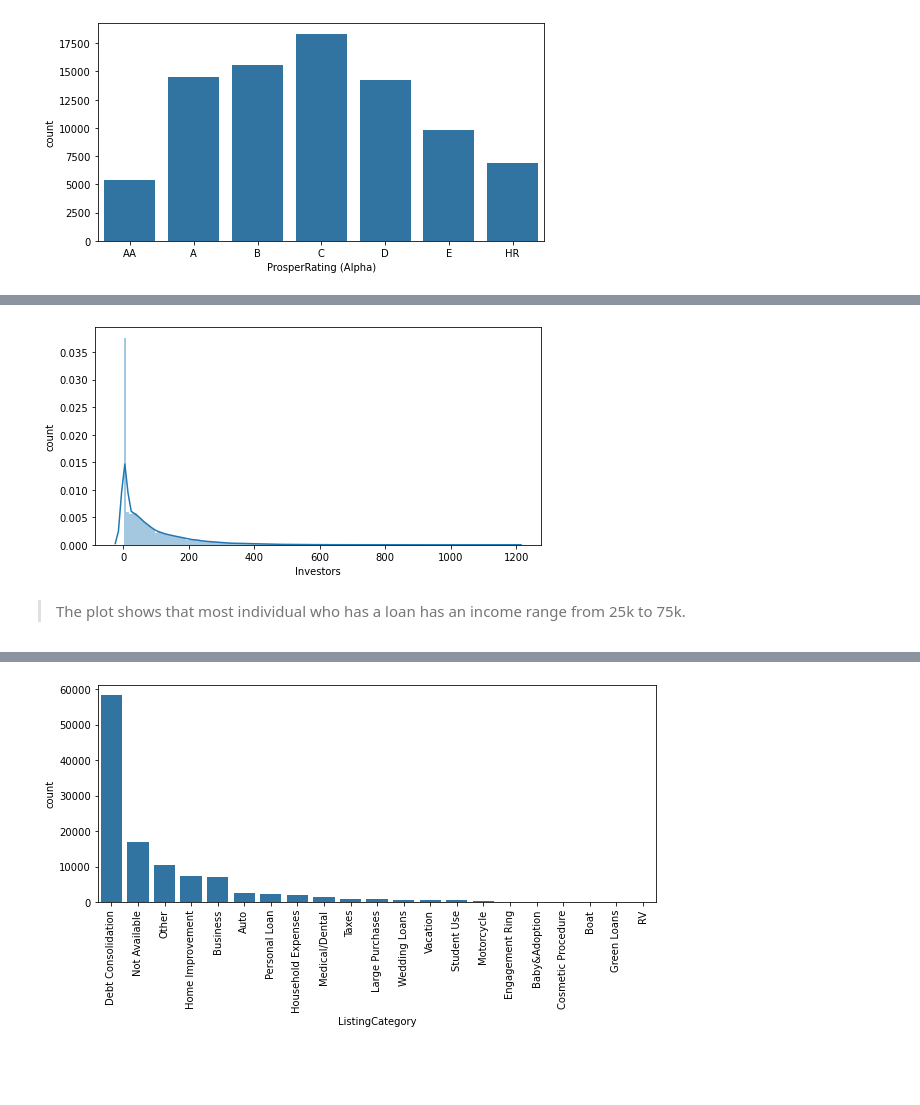
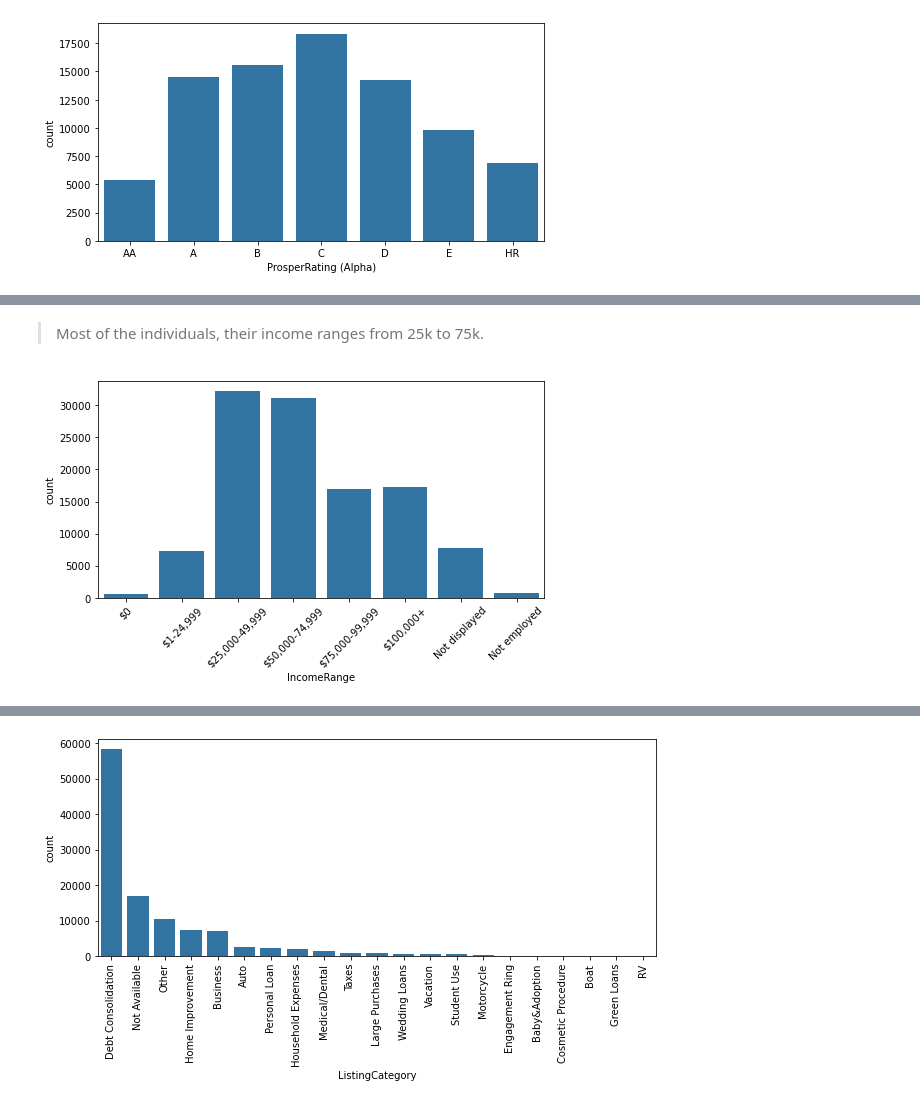
Before and after one commit to abdulrahman-hassanin/Advanced-Data-Analysis-ND-FWD, a Jupyter notebook: Project 3 - Commuincate Data Findings/Propser_Loan_Data_Exploration.ipynb, the cells around one changed output, grey strips where cells are left out. Saved outputs shown, nothing was run; the diff lists cells and outputs as text; code cells hidden in the pictures; blank space fills up the shorter version.

Commit message:
modifly mulitvairant visualization

```diff
--- a/Project 3 - Commuincate Data Findings/Propser_Loan_Data_Exploration.ipynb
+++ b/Project 3 - Commuincate Data Findings/Propser_Loan_Data_Exploration.ipynb
@@ -174,8 +185,15 @@ plt.ylabel('count');
+# %% [markdown]
+> Most of the individuals, their income ranges from 25k to 75k.
+# %%
+ordinal_list = ['$0', '$1-24,999', '$25,000-49,999', '$50,000-74,999',
+                '$75,000-99,999', '$100,000+', 'Not displayed', 'Not employed']
+IncomeRange_ordered_var = pd.api.types.CategoricalDtype(ordered = True,
+                                                categories = ordinal_list)
+loan['IncomeRange'] = loan['IncomeRange'].astype(IncomeRange_ordered_var)
 # %%
 plt.figure(figsize=[8, 4])
-sb.distplot(loan.Investors, color=color_base, bins = 150)
+sb.countplot(loan.IncomeRange, color=color_base)
 plt.ylabel('count');
+plt.xticks(rotation=45);
 # %% [output]
-[figure, old version]
+[figure, new version]
-# %% [markdown]
-> The plot shows that most individual who has a loan has an income range from 25k to 75k.
```
Also changed, not shown: parts of 18 cells of this notebook, 1 other file.
